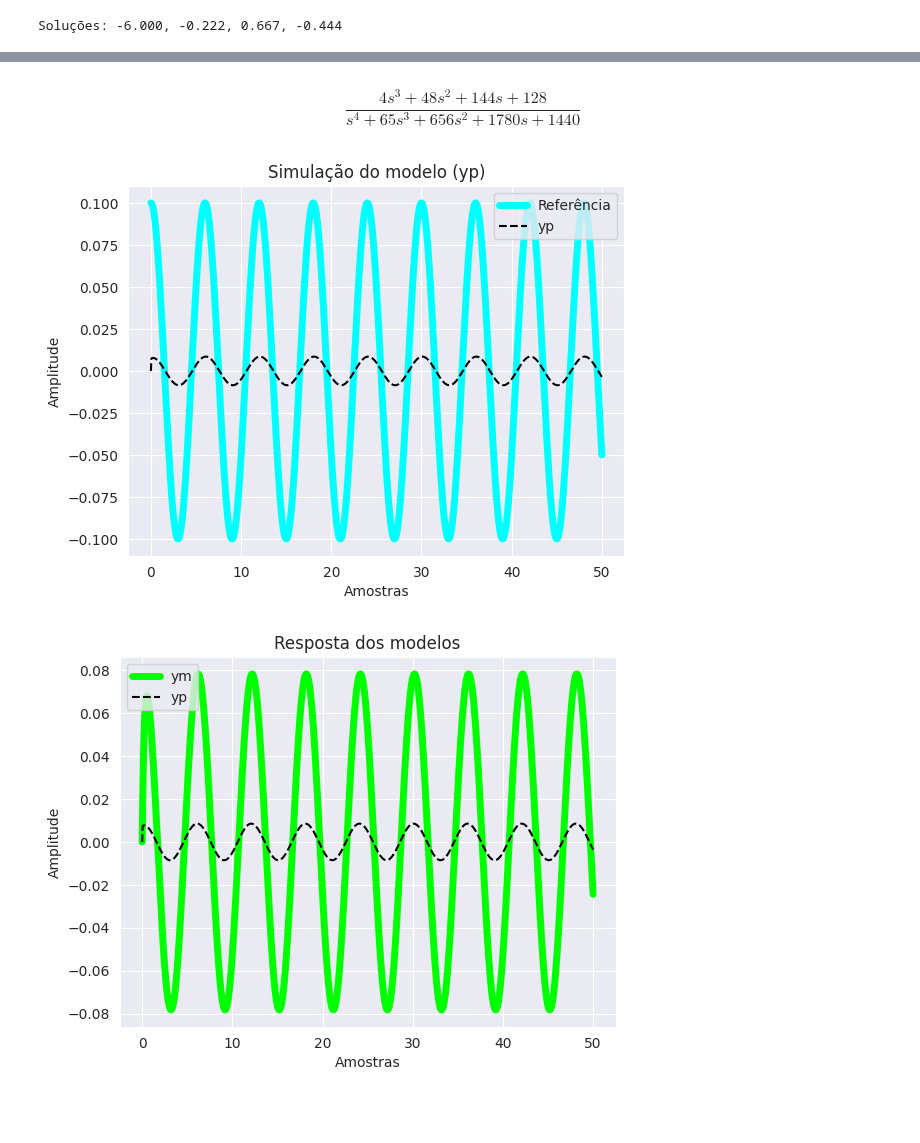
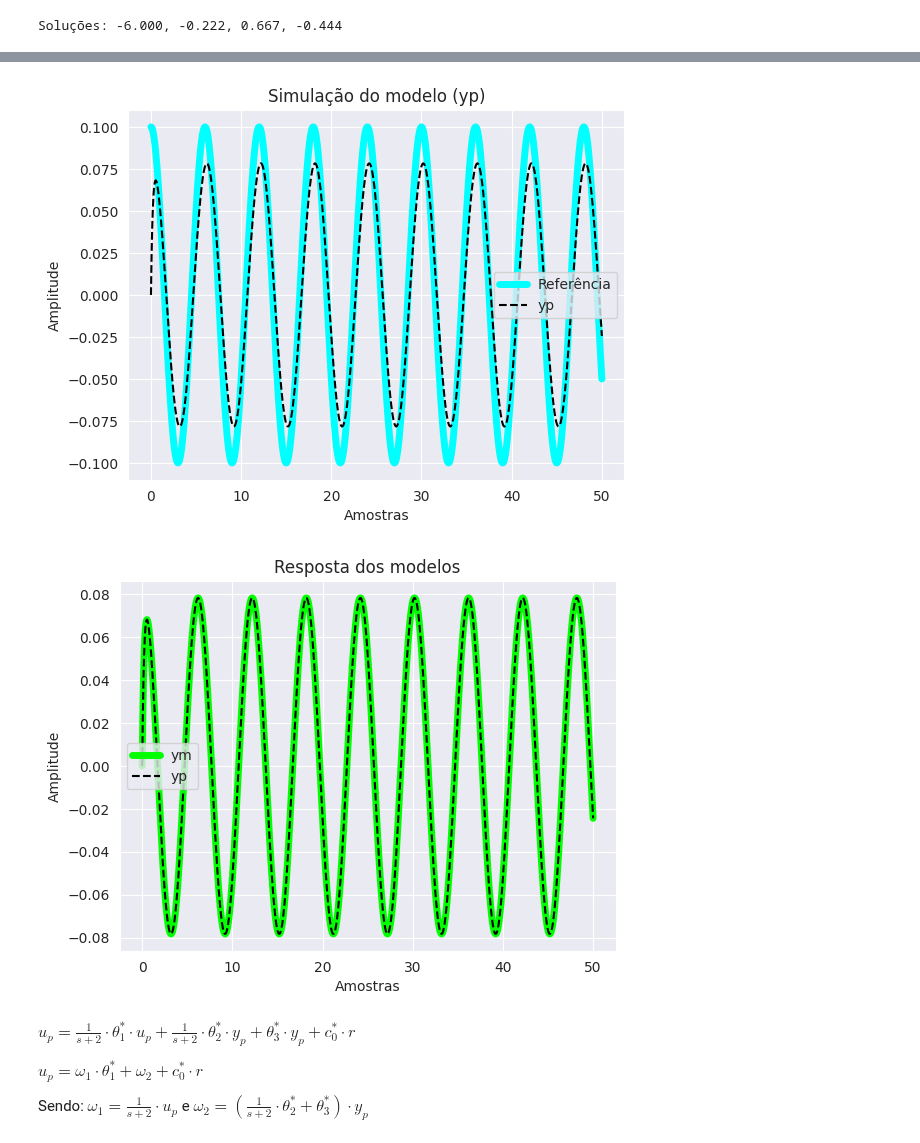
Before and after one commit to SKaiquelima/advanced-control, a Jupyter notebook: P2/p2_1.ipynb, the cells around one changed output, grey strips where cells are left out. Drawn from its saved outputs; the diff is of its cells as text; code cells hidden in the pictures; blank space fills up the shorter version.

```diff
--- a/P2/p2_1.ipynb
+++ b/P2/p2_1.ipynb
@@ -100,12 +105,11 @@ $u_p \cdot (1 - \frac{1}{s + 2} \cdot \theta_1 ^*) =  \frac{1}{s + 2} \cdot \the
 # %%
 s = matlab.tf('s')
 
-A = (s + 8) / (s + 2)
-B = - 9 * (s + 8) / (s**2 + 1 * s)
-C = (6*s + 10) / (s + 2)
-D = -4/9
+xi = -9 * ((s + 8) / (s**2 + s))
 
-ftx = (D) / (A - (C/B))
+ft1 = (1 - (theta1/(s+2)))/xi
+ft2 = ((theta2/(s+2)) + theta3)
+ftx = c0 / [ft1 - ft2]
 
-ftx
+ftx[0]
 # %% [output]
@@ -131,32 +117,21 @@ $y_p = (\frac{\phi}{\frac{\beta}{\alpha} - \gamma}) \cdot r $
-# %%
-alpha = -9 * (s + 8) / (s**2 + s)
-beta = (s+8)/(s+2)
-gamma = 6 + (-2)/(s+2)
-phi = -4/9
-
-ftx2 = phi / ((beta/alpha) - gamma)
-
-ftx2
-# %% [output]
-$$\frac{4 s^3 + 48 s^2 + 144 s + 128}{s^4 + 65 s^3 + 656 s^2 + 1780 s + 1440}$$
 # %%
-yp, T, _ = matlab.lsim(ftx2, r, T)
+yp, T, _ = matlab.lsim(ftx[0], r, T)
 
 # Plotagem dos resultados juntos
 corte = int(np.ceil(1*(len(T))))
 plt.plot(T[:corte], r[:corte], label='Referência', color='cyan', linewidth=5)
 plt.plot(T[:corte], yp[:corte], label='yp', color='black', linestyle='--', linewidth=1.5)
 
 
 
 plt.xlabel('Amostras')
 plt.ylabel('Amplitude')
 plt.title('Simulação do modelo (yp)')
 
 plt.legend()
 plt.show()
 # %% [output]
-[figure, old version]
+[figure, new version]
 # %%
 # Gráfico das respostas de yp e ym com entrada de referência r
 corte = int(np.ceil(1*(len(T))))
@@ -171,4 +146,10 @@ plt.legend()
 
 plt.show()
 # %% [output]
-[figure, old version]
+[figure, new version]
+# %% [markdown]
+$u_p = \frac{1}{s + 2} \cdot \theta_1 ^* \cdot u_p + \frac{1}{s + 2} \cdot \theta_2 ^* \cdot y_p + \theta_3 ^* \cdot y_p + c_0 ^* \cdot r$
+
+$u_p = \omega _1 \cdot \theta_1 ^* + \omega _2 + c_0 ^* \cdot r$
+
+Sendo: $\omega _1 = \frac{1}{s + 2} \cdot u_p$ e $\omega _2 = (\frac{1}{s + 2} \cdot \theta_2 ^* + \theta_3 ^*) \cdot y_p$
```
Also changed, not shown: parts of 8 cells of this notebook, 1 other file.
